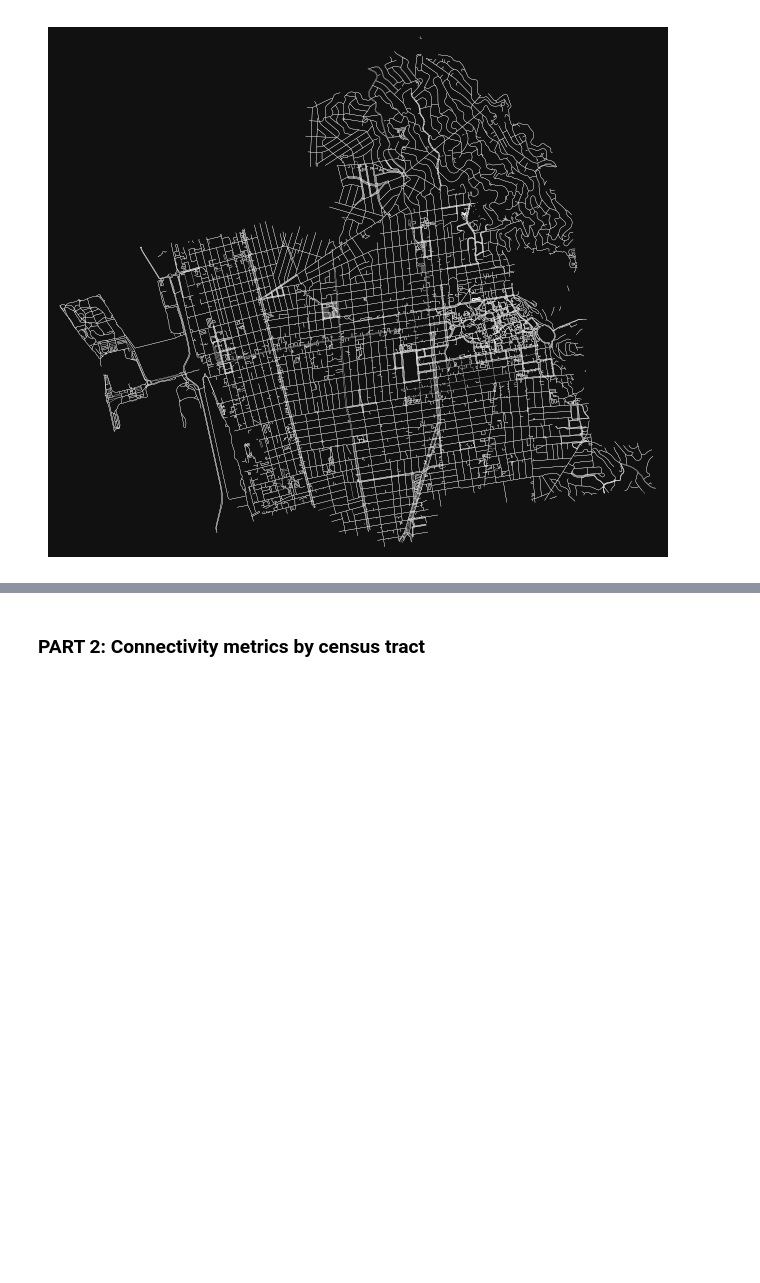
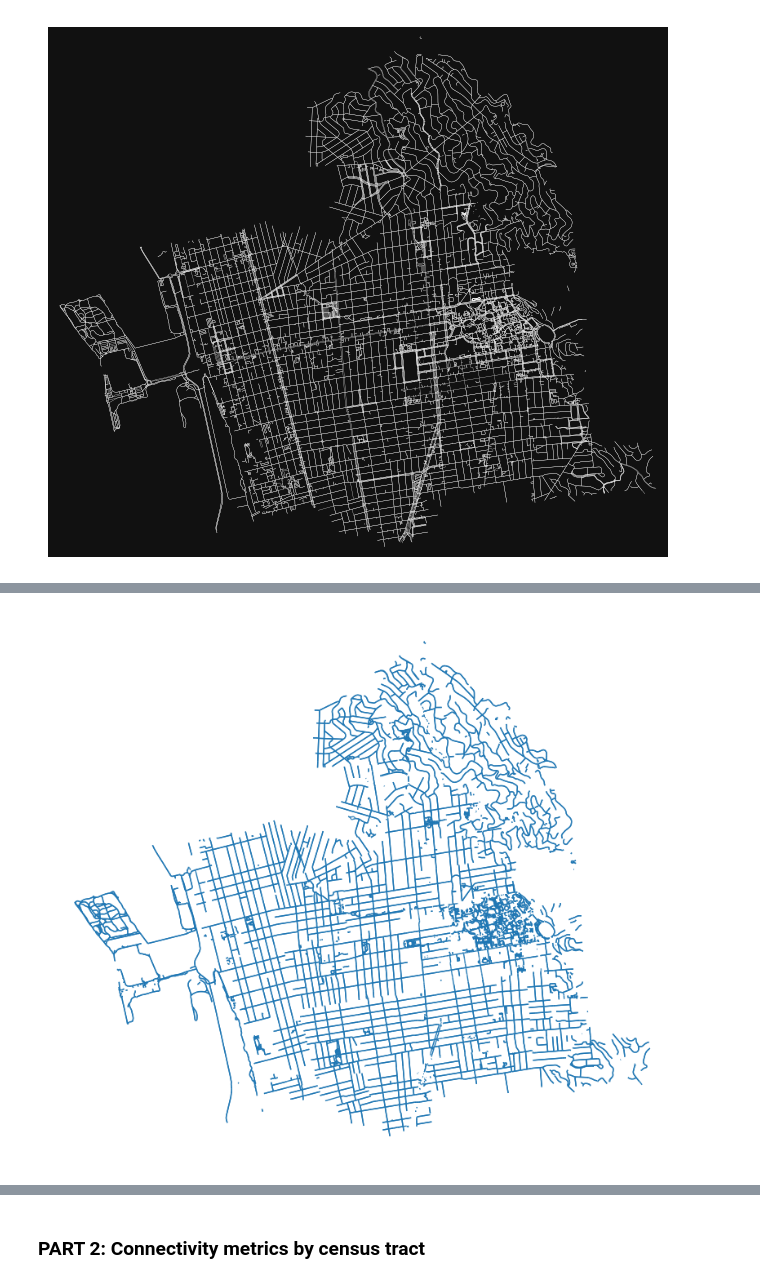
Before and after one commit to chaser-jzx/low_stress_network_quality, a Jupyter notebook: LTS_OSM.ipynb, the cells around one changed output, grey strips where cells are left out. Cells and saved outputs as stored; diff of their text form; code cells hidden in the pictures; blank space fills up the shorter version.

```diff
--- a/LTS_OSM.ipynb
+++ b/LTS_OSM.ipynb
@@ -356,16 +358,18 @@ plt.show()
 # %%
 ## filtered LTS <=2
 fig1, ax1 = plt.subplots(figsize=(10,10))
 
-all_lts_small[(all_lts_small['lts']<=2) & (all_lts_small['lts']!=0)].plot(
+all_lts_small[(all_lts_small['lts']<=1) & (all_lts_small['lts']!=0)].plot(
     ax=ax1,
     #column="lts",
     linewidth=1,
     #cmap='YlGn_r',
     legend=True)
 
 ax1.axis("off")
 plt.show()
+# %% [output]
+[figure, added]
 # %%
 ## Filtered LTS <=2
 fig2, ax2 = plt.subplots(figsize=(10,10))
```
Also changed, not shown: parts of 12 cells of this notebook.
